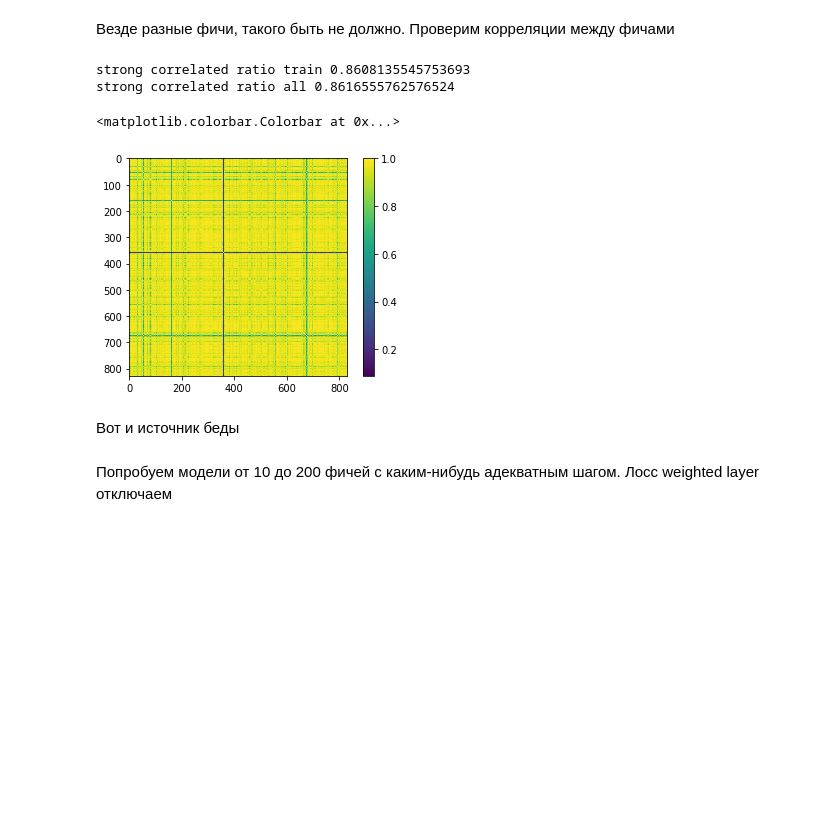
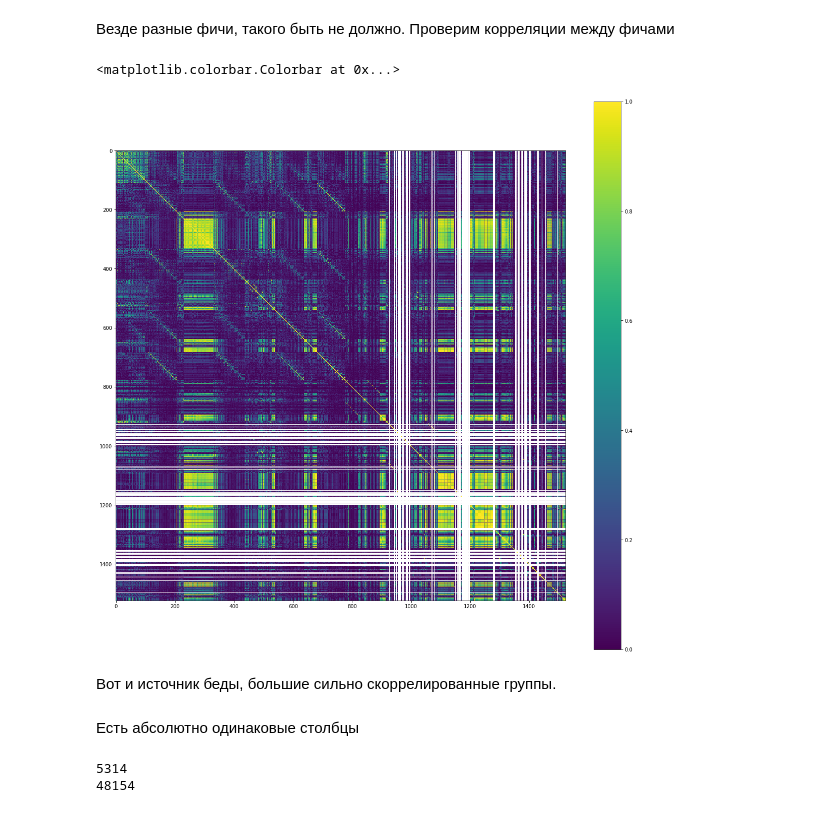
Before and after one commit to rykachevskiy/insilico_test, a Jupyter notebook: src/main.ipynb, the cells around one changed output. Drawn from its saved outputs; the diff is of its cells as text; code cells hidden in the pictures; blank space fills up the shorter version.

```diff
--- a/src/main.ipynb
+++ b/src/main.ipynb
@@ -849,20 +854,12 @@ array([1150, 1043, 1001,  393,  359,  386,  364,  338,  395,  412,  417,
         419,  347,  388, 1288,  279,  383,  293,  371,  290])
 # %% [markdown]
 Везде разные фичи, такого быть не должно. Проверим корреляции между фичами
-# %%
-print("strong correlated ratio train", (np.corrcoef(X_tr) > 0.9).sum() / X_tr.shape[0] ** 2)
-print("strong correlated ratio all", (np.corrcoef(X) > 0.9).sum() / X.shape[0] ** 2)
-# %% [output]
-strong correlated ratio train 0.8608135545753693
-strong correlated ratio all 0.8616555762576524
 # %%
-f = plt.Figure(figsize = (12,12))
-plt.imshow(np.corrcoef(X_tr))
+plt.figure(figsize = (20,20))
+plt.imshow(np.abs(np.corrcoef(X.T)))
 plt.colorbar()
 # %% [output]
 <matplotlib.colorbar.Colorbar at 0x...>
-[figure, old version]
+[figure, new version]
 # %% [markdown]
-Вот и источник беды
+Вот и источник беды, большие сильно скоррелированные группы.
-# %% [markdown]
-Попробуем модели от 10 до 200 фичей с каким-нибудь адекватным шагом. Лосс weighted layer отключаем
@@ -886,0 +866,8 @@ for features in range(10, 200, 15):
+# %% [markdown]
+Есть абсолютно одинаковые столбцы
+# %%
+print((np.abs(np.corrcoef(X.T)) > 0.99).sum())
+print((np.abs(np.corrcoef(X.T)) > 0.9).sum())
+# %% [output]
+5314
+48154
```
Also changed, not shown: parts of 4 cells of this notebook.
